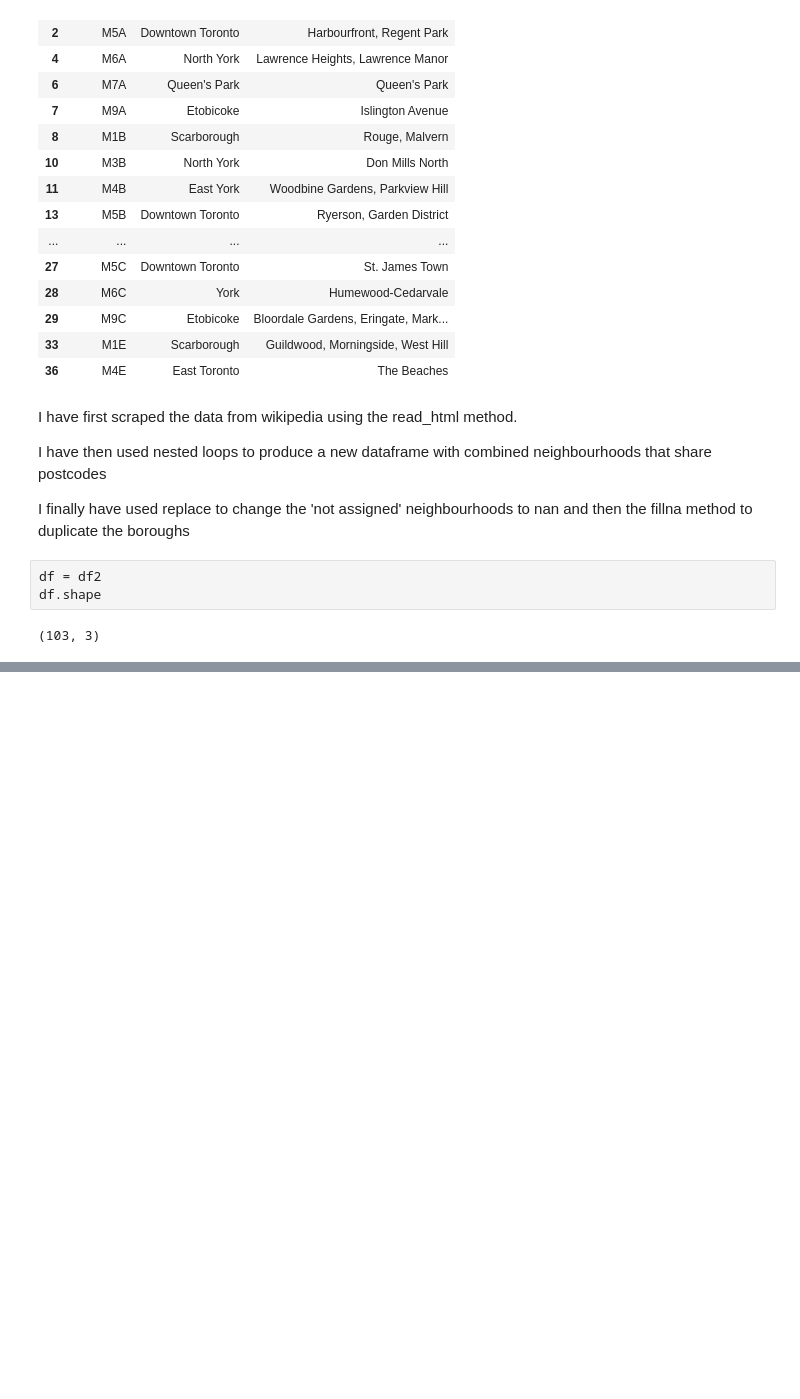
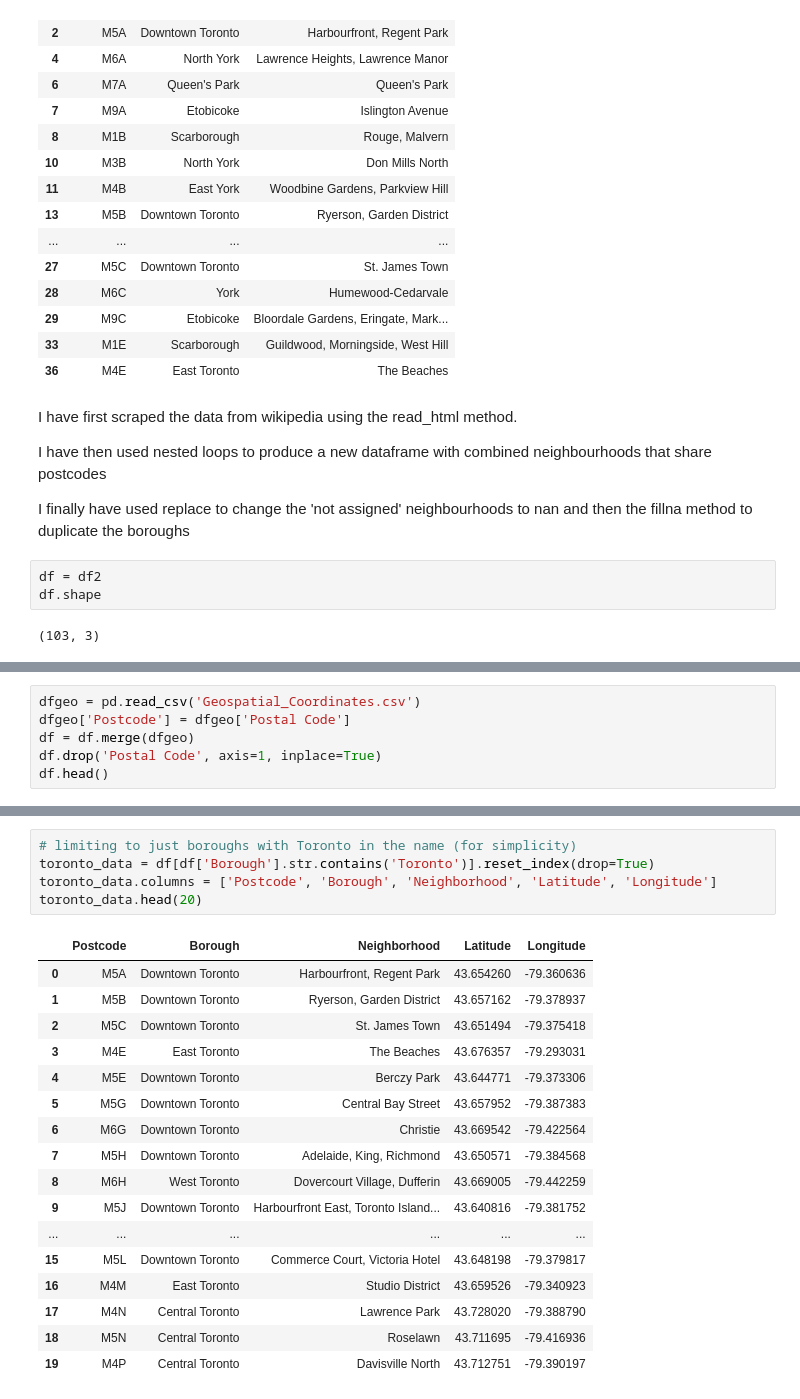
Before and after one commit to BenGutteridge/Coursera_Capstone, a Jupyter notebook: Segmenting_and_Clustering_Neighborhoods_in_Toronto.ipynb, the cells around one changed output, grey strips where cells are left out. Drawn from its saved outputs; the diff is of its cells as text; blank space fills up the shorter version.

```diff
--- a/Segmenting_and_Clustering_Neighborhoods_in_Toronto.ipynb
+++ b/Segmenting_and_Clustering_Neighborhoods_in_Toronto.ipynb
@@ -113,0 +116,6 @@ df.shape
+# %%
+dfgeo = pd.read_csv('Geospatial_Coordinates.csv')
+dfgeo['Postcode'] = dfgeo['Postal Code']
+df = df.merge(dfgeo)
+df.drop('Postal Code', axis=1, inplace=True)
+df.head()
@@ -113,0 +171,23 @@ df.shape
+# %%
+# limiting to just boroughs with Toronto in the name (for simplicity)
+toronto_data = df[df['Borough'].str.contains('Toronto')].reset_index(drop=True)
+toronto_data.columns = ['Postcode', 'Borough', 'Neighborhood', 'Latitude', 'Longitude']
+toronto_data.head(20)
+# %% [output]
+|  | Postcode | Borough | Neighborhood | Latitude | Longitude |
+| 0 | M5A | Downtown Toronto | Harbourfront, Regent Park | 43.654260 | -79.360636 |
+| 1 | M5B | Downtown Toronto | Ryerson, Garden District | 43.657162 | -79.378937 |
+| 2 | M5C | Downtown Toronto | St. James Town | 43.651494 | -79.375418 |
+| 3 | M4E | East Toronto | The Beaches | 43.676357 | -79.293031 |
+| 4 | M5E | Downtown Toronto | Berczy Park | 43.644771 | -79.373306 |
+| 5 | M5G | Downtown Toronto | Central Bay Street | 43.657952 | -79.387383 |
+| 6 | M6G | Downtown Toronto | Christie | 43.669542 | -79.422564 |
+| 7 | M5H | Downtown Toronto | Adelaide, King, Richmond | 43.650571 | -79.384568 |
+| 8 | M6H | West Toronto | Dovercourt Village, Dufferin | 43.669005 | -79.442259 |
+| 9 | M5J | Downtown Toronto | Harbourfront East, Toronto Island... | 43.640816 | -79.381752 |
+| ... | ... | ... | ... | ... | ... |
+| 15 | M5L | Downtown Toronto | Commerce Court, Victoria Hotel | 43.648198 | -79.379817 |
+| 16 | M4M | East Toronto | Studio District | 43.659526 | -79.340923 |
+| 17 | M4N | Central Toronto | Lawrence Park | 43.728020 | -79.388790 |
+| 18 | M5N | Central Toronto | Roselawn | 43.711695 | -79.416936 |
+| 19 | M4P | Central Toronto | Davisville North | 43.712751 | -79.390197 |
```
Also changed, not shown: parts of 32 cells of this notebook.
